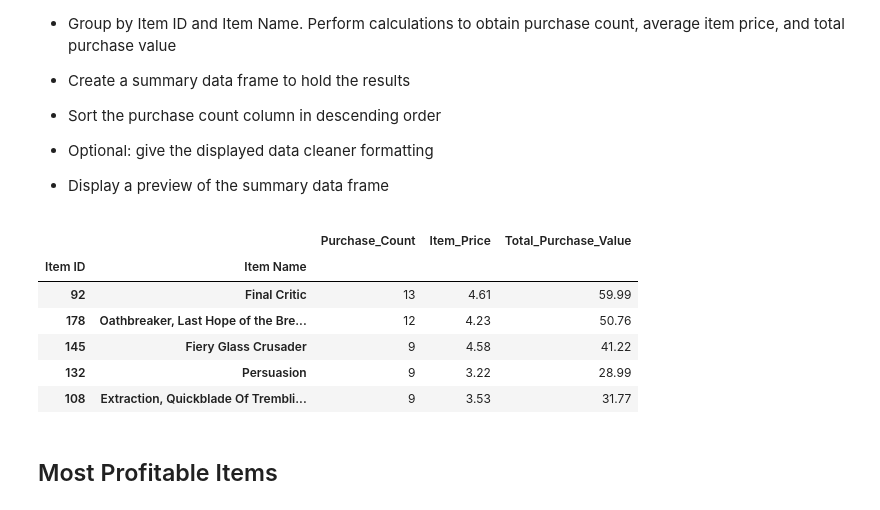
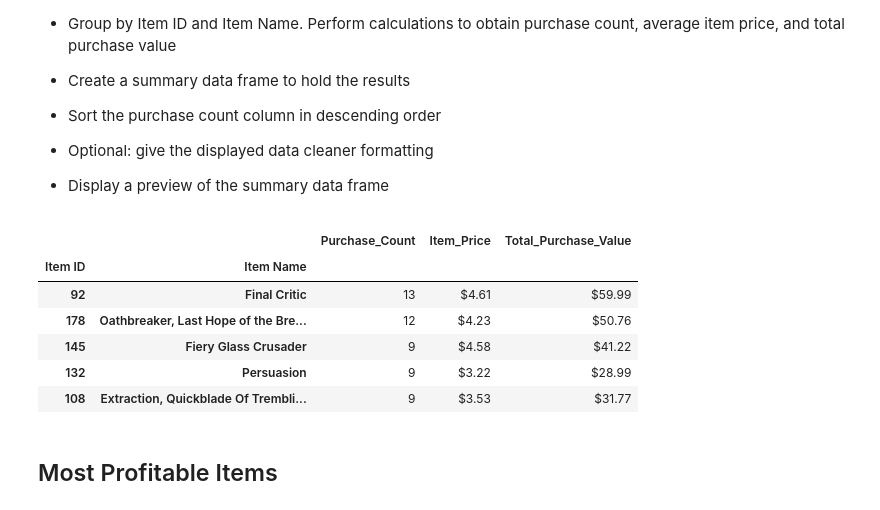
Before and after one commit to ZiboZhao0804/pandas-challenge, a Jupyter notebook: HeroesOfPymoli/HeroesOfPymoli.ipynb, the cells around one changed output. Drawn from its saved outputs; the diff is of its cells as text; code cells hidden in the pictures.

```diff
--- a/HeroesOfPymoli/HeroesOfPymoli.ipynb
+++ b/HeroesOfPymoli/HeroesOfPymoli.ipynb
@@ -225,20 +233,21 @@ top_spenders_df
 # %%
 sub_purchase_data = purchase_data[['Item ID','Item Name','Price']]
 
 popular_item_df = sub_purchase_data.groupby(['Item ID','Item Name']).agg(Purchase_Count = ('Item ID','count'),
                                                   Item_Price = ('Price','mean'),
                                                   Total_Purchase_Value = ('Price','sum')).sort_values(
     'Purchase_Count',ascending = False).head()
-popular_item_df['Item_Price'] = round(popular_item_df['Item_Price'],2)
-popular_item_df
+popular_item_df['Item_Price'] = popular_item_df['Item_Price']
+format_dict = {'Purchase_Count':'{0:,.0f}','Item_Price':'${0:,.2f}','Total_Purchase_Value':'${0:,.2f}'}
+popular_item_df.style.format(format_dict)
 # %% [output]
 |  |  | Purchase_Count | Item_Price | Total_Purchase_Value |
 | Item ID | Item Name |  |  |  |
-| 92 | Final Critic | 13 | 4.61 | 59.99 |
-| 178 | Oathbreaker, Last Hope of the Bre... | 12 | 4.23 | 50.76 |
-| 145 | Fiery Glass Crusader | 9 | 4.58 | 41.22 |
-| 132 | Persuasion | 9 | 3.22 | 28.99 |
-| 108 | Extraction, Quickblade Of Trembli... | 9 | 3.53 | 31.77 |
+| 92 | Final Critic | 13 | $4.61 | $59.99 |
+| 178 | Oathbreaker, Last Hope of the Bre... | 12 | $4.23 | $50.76 |
+| 145 | Fiery Glass Crusader | 9 | $4.58 | $41.22 |
+| 132 | Persuasion | 9 | $3.22 | $28.99 |
+| 108 | Extraction, Quickblade Of Trembli... | 9 | $3.53 | $31.77 |
 # %% [markdown]
 ## Most Profitable Items
 # %% [markdown]
```
Also changed, not shown: parts of 7 cells of this notebook.
